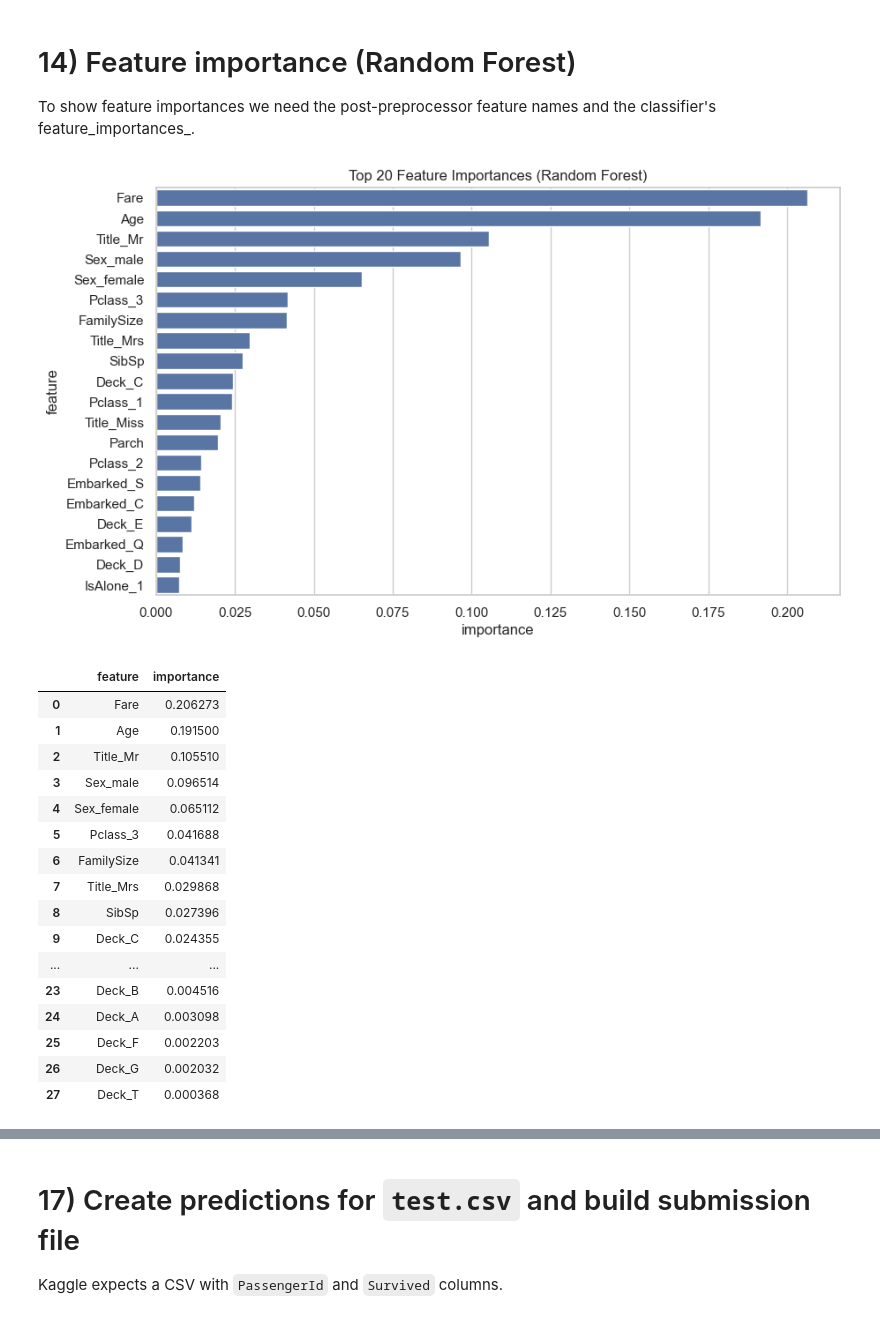
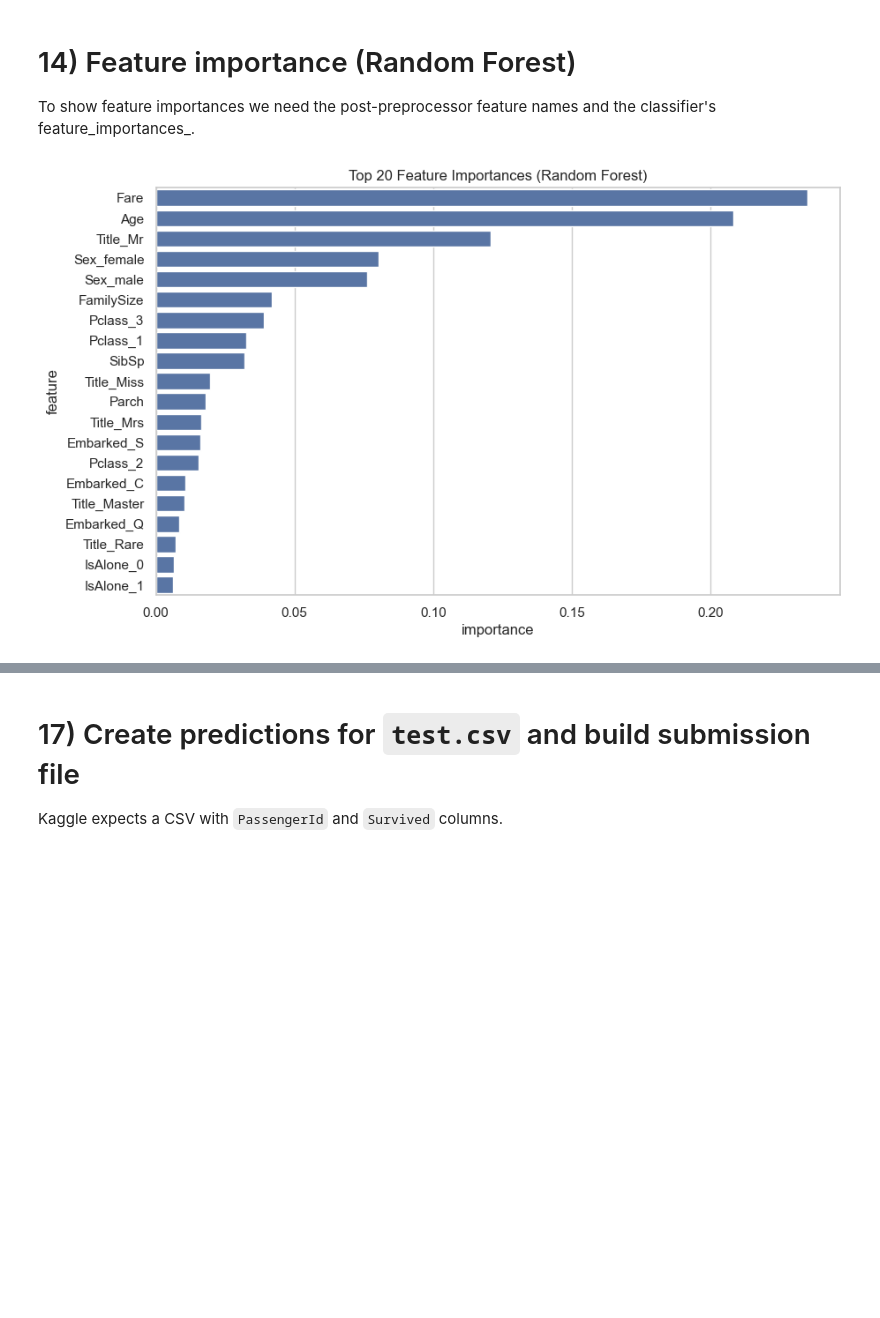
Before and after one commit to routh-vishal/titanic-survival-project, a Jupyter notebook: notebooks/titanic_survival.ipynb, the cells around one changed output, grey strips where cells are left out. Drawn from its saved outputs; the diff is of its cells as text; code cells hidden in the pictures; blank space fills up the shorter version.

```diff
--- a/notebooks/titanic_survival.ipynb
+++ b/notebooks/titanic_survival.ipynb
@@ -248,8 +234,7 @@ dtype: int64
 We'll select a set of features (mix of numeric & categorical) and prepare X/y.
 # %%
 # Feature selection
-features = ['Pclass', 'Sex', 'Age', 'SibSp', 'Parch', 'Fare', 'Embarked', 'Title', 'FamilySize', 'IsAlone', 'Deck']
-# Note: Deck will have many NaNs; it will be handled by the imputer/encoder
+features = ['Pclass', 'Sex', 'Age', 'SibSp', 'Parch', 'Fare', 'Embarked', 'Title', 'FamilySize', 'IsAlone']
 
 X = train_clean[features].copy()
 y = train_clean['Survived'].copy()
@@ -291,7 +276,7 @@ from sklearn.impute import SimpleImputer
 from sklearn.compose import ColumnTransformer
 
 numeric_features = ['Age', 'SibSp', 'Parch', 'Fare', 'FamilySize']
-categorical_features = ['Pclass', 'Sex', 'Embarked', 'Title', 'IsAlone', 'Deck']
+categorical_features = ['Pclass', 'Sex', 'Embarked', 'Title', 'IsAlone']
 
 numeric_transformer = Pipeline(steps=[
     ('imputer', SimpleImputer(strategy='median')),
@@ -308,7 +293,5 @@ preprocessor = ColumnTransformer(transformers=[
     ('cat', categorical_transformer, categorical_features)
 ], remainder='drop')
 
-# Test that preprocessor can fit-transform training data
 preprocessor.fit(X_train)
-print("Preprocessor fitted.")
 # %% [output]
@@ -407,53 +404,31 @@ plt.show()
 
 To show feature importances we need the post-preprocessor feature names and the classifier's feature_importances_.
 # %%
-# Extract numeric feature names (they remain as is)
 num_feats = numeric_features
+ohe = rf_pipe.named_steps['preprocessor'].named_transformers_['cat'].named_steps['onehot']
 
-# Extract categorical feature names after OneHot encoding
-# We need to get fitted OneHotEncoder to obtain categories
-ohe = rf_pipe.named_steps['preprocessor'].named_transformers_['cat'].named_steps['onehot']
+
 try:
     cat_feature_names = list(ohe.get_feature_names_out(categorical_features))
 except:
-    # fallback for older sklearn versions
     cat_feature_names = []
     for i, cat in enumerate(categorical_features):
         cats = ohe.categories_[i]
         cat_feature_names += [f"{cat}_{c}" for c in cats]
 
 feature_names = num_feats + cat_feature_names
 
 # Get importances
 importances = rf_pipe.named_steps['clf'].feature_importances_
 
 # Build DataFrame and plot
 feat_imp_df = pd.DataFrame({'feature': feature_names, 'importance': importances})
 feat_imp_df = feat_imp_df.sort_values(by='importance', ascending=False).reset_index(drop=True)
 plt.figure(figsize=(10,6))
 sns.barplot(x='importance', y='feature', data=feat_imp_df.head(20))
 plt.title("Top 20 Feature Importances (Random Forest)")
 plt.show()
-
-display(feat_imp_df.head(30))
 # %% [output]
-[figure, old version]
+[figure, new version]
-|  | feature | importance |
-| 0 | Fare | 0.206273 |
-| 1 | Age | 0.191500 |
-| 2 | Title_Mr | 0.105510 |
-| 3 | Sex_male | 0.096514 |
-| 4 | Sex_female | 0.065112 |
-| 5 | Pclass_3 | 0.041688 |
-| 6 | FamilySize | 0.041341 |
-| 7 | Title_Mrs | 0.029868 |
-| 8 | SibSp | 0.027396 |
-| 9 | Deck_C | 0.024355 |
-| ... | ... | ... |
-| 23 | Deck_B | 0.004516 |
-| 24 | Deck_A | 0.003098 |
-| 25 | Deck_F | 0.002203 |
-| 26 | Deck_G | 0.002032 |
-| 27 | Deck_T | 0.000368 |
 # %% [markdown]
 # 15) Hyperparameter tuning (Random Forest) — small GridSearchCV
```
Also changed, not shown: parts of 28 cells of this notebook, 14 other files.
